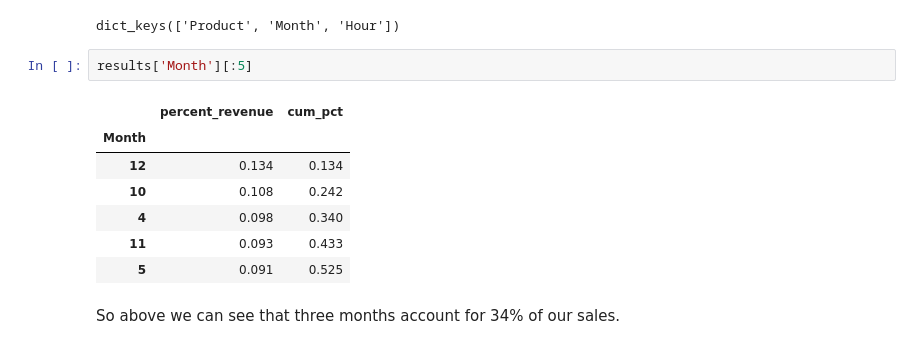
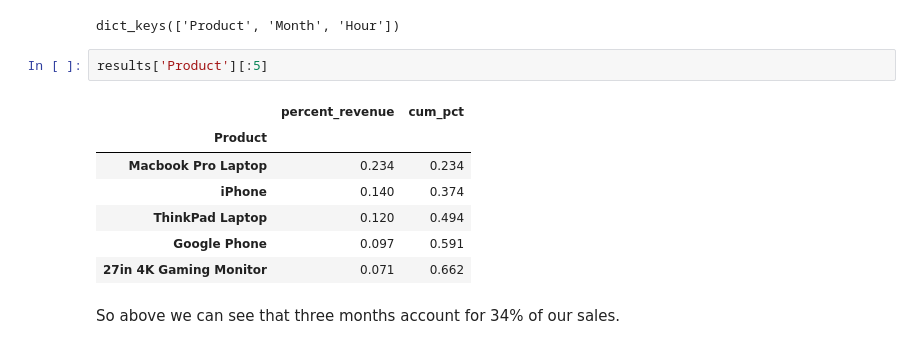
Before and after one commit to analytics-engineering-jigsaw/data-visualization, a Jupyter notebook: 2-storytelling/1-what-to-focus-on/2-building-a-library-notes.ipynb, the cells around one changed output. Cells and saved outputs as stored; diff of their text form.

```diff
--- a/2-storytelling/1-what-to-focus-on/2-building-a-library-notes.ipynb
+++ b/2-storytelling/1-what-to-focus-on/2-building-a-library-notes.ipynb
@@ -98,15 +133,15 @@ results.keys()
 # %% [output]
 dict_keys(['Product', 'Month', 'Hour'])
 # %%
-results['Month'][:5]
+results['Product'][:5]
 # %% [output]
 |  | percent_revenue | cum_pct |
-| Month |  |  |
-| 12 | 0.134 | 0.134 |
-| 10 | 0.108 | 0.242 |
-| 4 | 0.098 | 0.340 |
-| 11 | 0.093 | 0.433 |
-| 5 | 0.091 | 0.525 |
+| Product |  |  |
+| Macbook Pro Laptop | 0.234 | 0.234 |
+| iPhone | 0.140 | 0.374 |
+| ThinkPad Laptop | 0.120 | 0.494 |
+| Google Phone | 0.097 | 0.591 |
+| 27in 4K Gaming Monitor | 0.071 | 0.662 |
 # %% [markdown]
 So above we can see that three months account for 34% of our sales.
 # %% [markdown]
```
Also changed, not shown: parts of 6 cells of this notebook, 12 other files.
